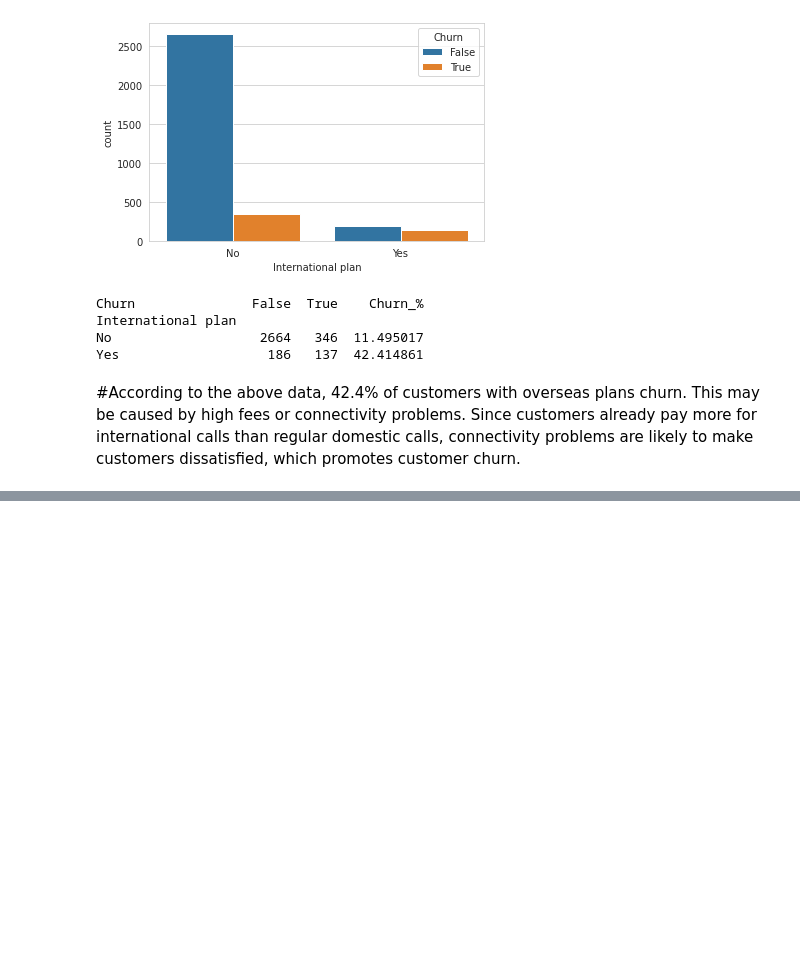
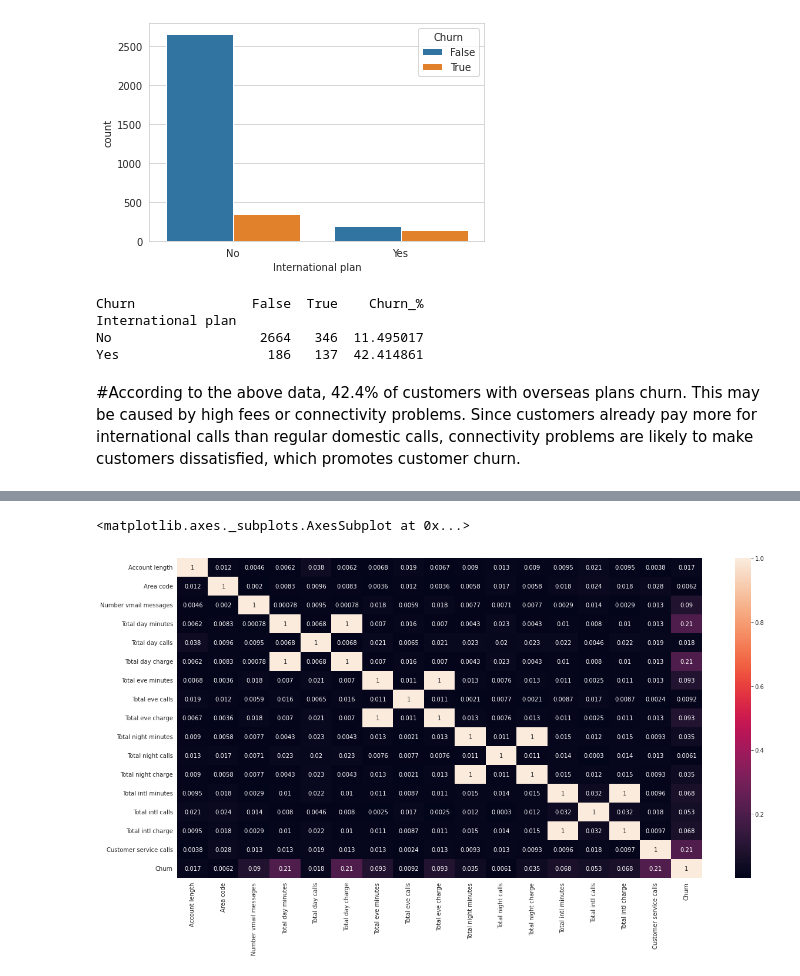
Before and after one commit to PUNEETSUBHANJI/Exploratory-Data-Analysis-of-churn-dataset, a Jupyter notebook: EDA_Telecom_Churn_analysis.ipynb, the cells around one changed output, grey strips where cells are left out. Drawn from its saved outputs; the diff is of its cells as text; code cells hidden in the pictures; blank space fills up the shorter version.

```diff
--- a/EDA_Telecom_Churn_analysis.ipynb
+++ b/EDA_Telecom_Churn_analysis.ipynb
@@ -295,0 +346,8 @@ Yes                   186   137  42.414861
+# %%
+#above data can also be displayed in more detailed and colorful way by below code
+plt.figure(figsize=(20,10))
+churn_heatmap = tele_churn_df.corr()
+sns.heatmap(abs(churn_heatmap),annot = True)
+# %% [output]
+<matplotlib.axes._subplots.AxesSubplot at 0x...>
+[figure, added]
```
Also changed, not shown: parts of 18 cells of this notebook.
